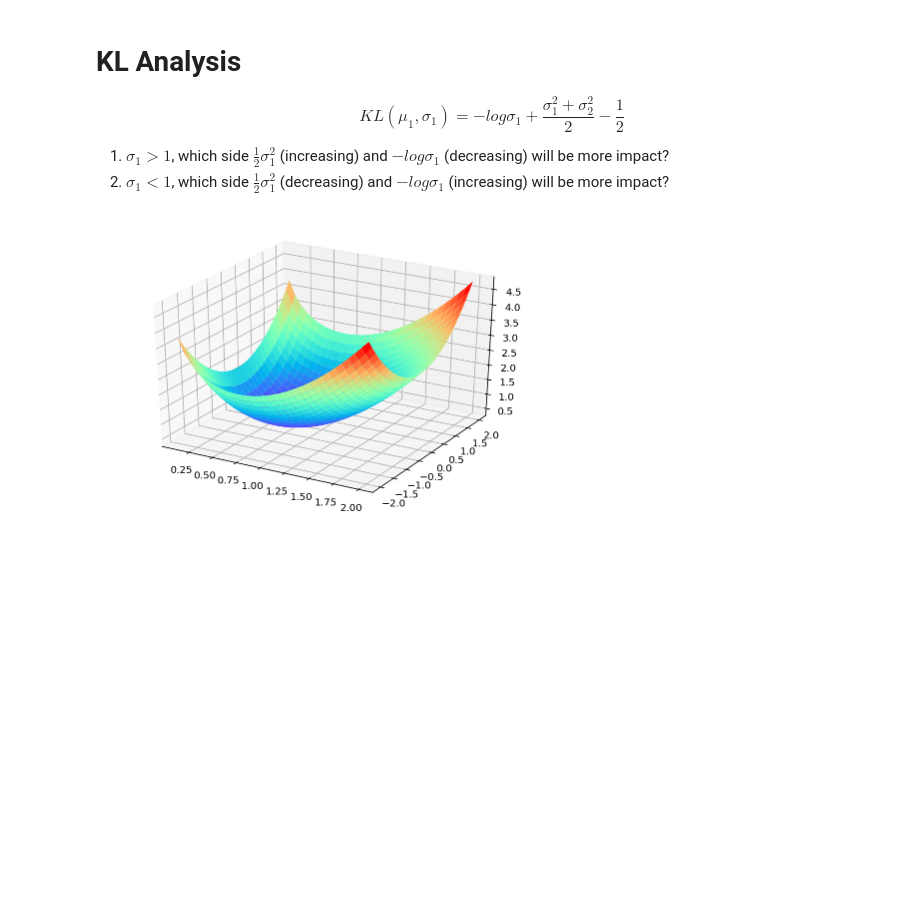
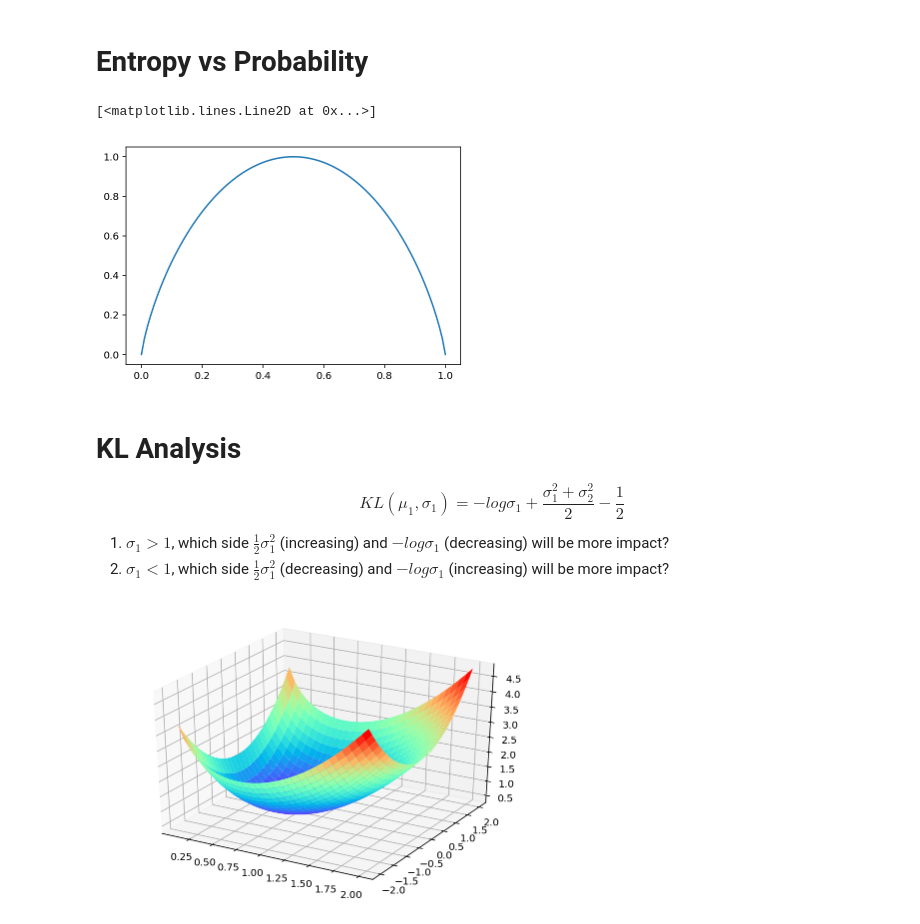
Before and after one commit to llv22/caffe2_cv, a Jupyter notebook: chap2_math/math.ipynb, the cells around one changed output. Drawn from its saved outputs; the diff is of its cells as text; code cells hidden in the pictures; blank space fills up the shorter version.

```diff
--- a/chap2_math/math.ipynb
+++ b/chap2_math/math.ipynb
@@ -1,3 +9,13 @@
+# %% [markdown]
+# Entropy vs Probability
+# %%
+x = np.linspace(0, 1, 101)
+y = -x * np.log2(x) - (1-x) * np.log2(1-x)
+y[np.isnan(y)] = 0
+plt.plot(x, y)
+# %% [output]
+[<matplotlib.lines.Line2D at 0x...>]
+[figure, added]
 # %% [markdown]
 # KL Analysis
 
```
Also changed, not shown: parts of 8 cells of this notebook, 1 other file.
